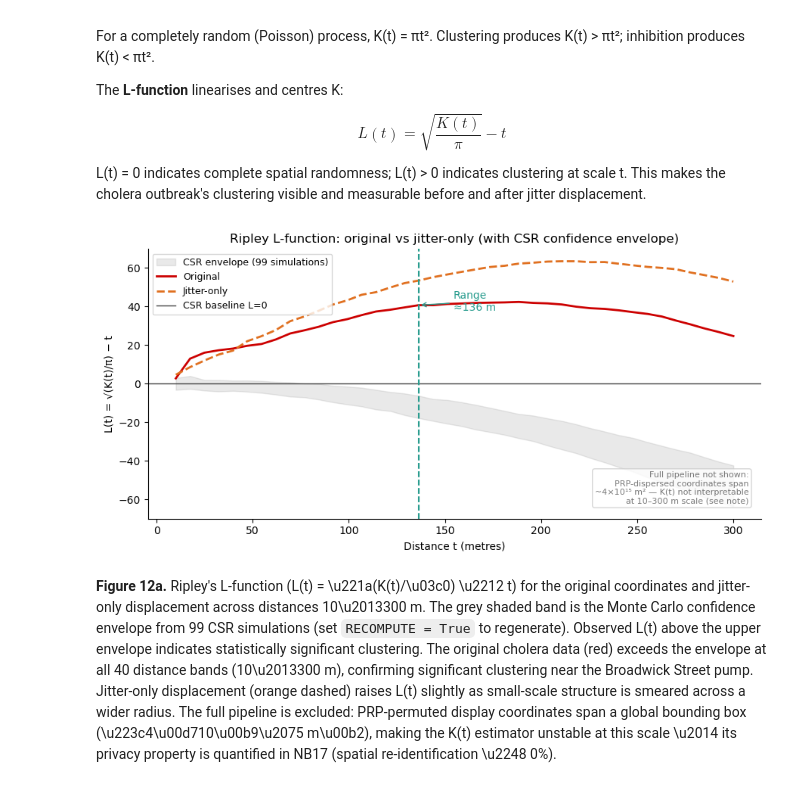
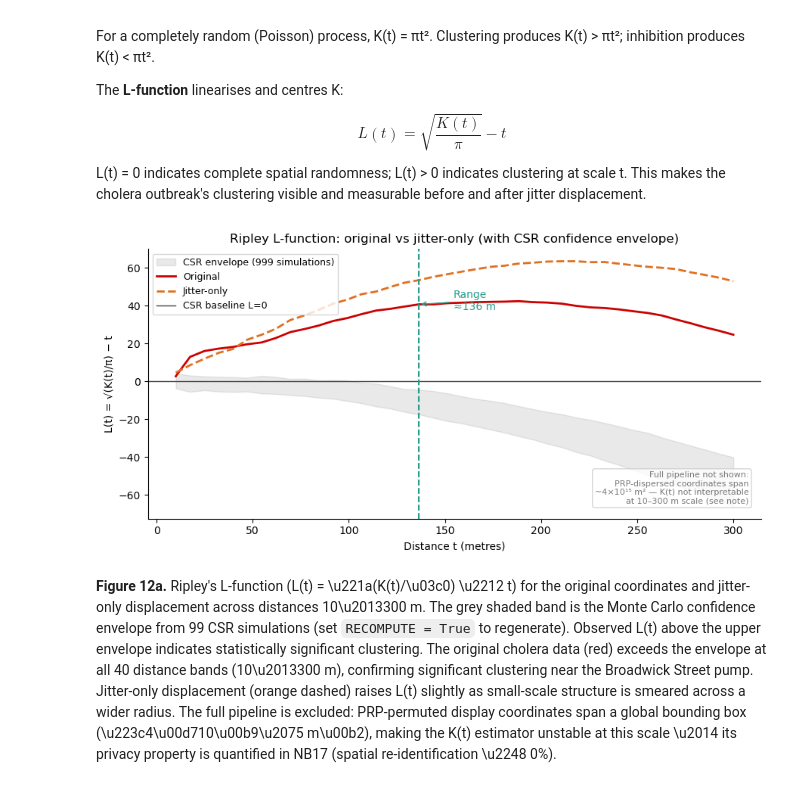
Before and after one commit to PHI-Case-Studies/2026-Map-Encryption-Library, a Jupyter notebook: 12-advanced-evaluation-part1.ipynb, the cells around one changed output. Drawn from its saved outputs; the diff is of its cells as text; code cells hidden in the pictures.

```diff
--- a/12-advanced-evaluation-part1.ipynb
+++ b/12-advanced-evaluation-part1.ipynb
@@ -128,11 +128,11 @@ support = np.linspace(10, 300, 40)
 if RECOMPUTE:
     with warnings.catch_warnings():
         warnings.simplefilter("ignore")
-        k_orig = k_test(xy_orig, keep_simulations=True, n_simulations=99, support=support)
+        k_orig = k_test(xy_orig, keep_simulations=True, n_simulations=999, support=support)
         k_jit  = k_test(xy_jit,  keep_simulations=False, support=support)
     L_orig = np.sqrt(k_orig.statistic / np.pi) - support
     L_jit  = np.sqrt(k_jit.statistic  / np.pi) - support
-    # Monte Carlo confidence envelope from 99 CSR simulations (original data only)
+    # Monte Carlo confidence envelope from 999 CSR simulations (original data only)
     L_sims   = np.sqrt(k_orig.simulations / np.pi) - support
     L_env_lo = L_sims.min(axis=0)
     L_env_hi = L_sims.max(axis=0)
@@ -152,35 +152,35 @@ range_d = float(support[range_candidates[0]]) if len(range_candidates) else floa
 range_y = float(L_orig[np.searchsorted(support, range_d)])
 
 fig, ax = plt.subplots(figsize=(9, 4.5))
 if L_env_lo is not None:
     ax.fill_between(support, L_env_lo, L_env_hi,
                     alpha=0.18, color="#888888",
-                    label="CSR envelope (99 simulations)")
+                    label="CSR envelope (999 simulations)")
 ax.plot(support, L_orig, color="#cc0000", linewidth=2, label="Original")
 ax.plot(support, L_jit,  color="#e07020", linewidth=2, linestyle="--", label="Jitter-only")
 ax.axhline(0, color="#444444", linewidth=1, label="CSR baseline L=0")
 ax.axvline(range_d, color="#2a9d8f", linestyle="--", linewidth=1.5)
 ax.annotate(
     f"Range\n\u2248{range_d:.0f} m", xy=(range_d, range_y),
     xytext=(range_d + 18, range_y - 3),
     arrowprops=dict(arrowstyle="->", color="#2a9d8f"),
     color="#2a9d8f", fontsize=10,
 )
 ax.text(0.98, 0.05,
         "Full pipeline not shown:\nPRP-dispersed coordinates span\n"
         "~4\u00d710\u00b9\u2075 m\u00b2 \u2014 K(t) not interpretable\nat 10\u2013300 m scale (see note)",
         transform=ax.transAxes, ha="right", va="bottom",
         fontsize=8, color="#777777",
         bbox=dict(boxstyle="round,pad=0.3", fc="white", ec="#cccccc", alpha=0.8))
 ax.set_xlabel("Distance t (metres)")
 ax.set_ylabel("L(t) = \u221a(K(t)/\u03c0) \u2212 t")
 ax.set_title("Ripley L-function: original vs jitter-only (with CSR confidence envelope)")
 ax.legend(loc="upper left", fontsize=9)
 sns.despine()
 plt.tight_layout()
 plt.show()
 # %% [output]
-[figure, old version]
+[figure, new version]
 # %% [markdown]
 **Figure 12a.** Ripley's L-function (L(t) = \u221a(K(t)/\u03c0) \u2212 t) for the original coordinates and jitter-only displacement across distances 10\u2013300 m. The grey shaded band is the Monte Carlo confidence envelope from 99 CSR simulations (set `RECOMPUTE = True` to regenerate). Observed L(t) above the upper envelope indicates statistically significant clustering. The original cholera data (red) exceeds the envelope at all 40 distance bands (10\u2013300 m), confirming significant clustering near the Broadwick Street pump. Jitter-only displacement (orange dashed) raises L(t) slightly as small-scale structure is smeared across a wider radius. The full pipeline is excluded: PRP-permuted display coordinates span a global bounding box (\u223c4\u00d710\u00b9\u2075 m\u00b2), making the K(t) estimator unstable at this scale \u2014 its privacy property is quantified in NB17 (spatial re-identification \u2248 0%).
 # %% [markdown]
```
Also changed, not shown: parts of 2 cells of this notebook, 7 other files.
